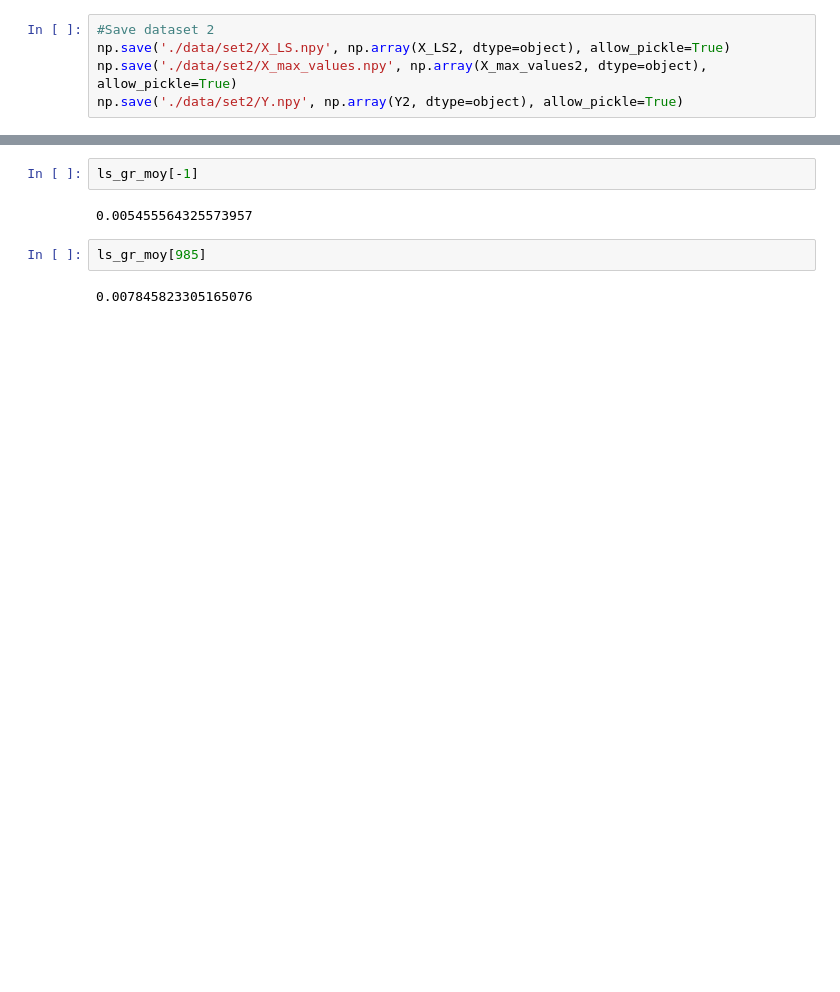
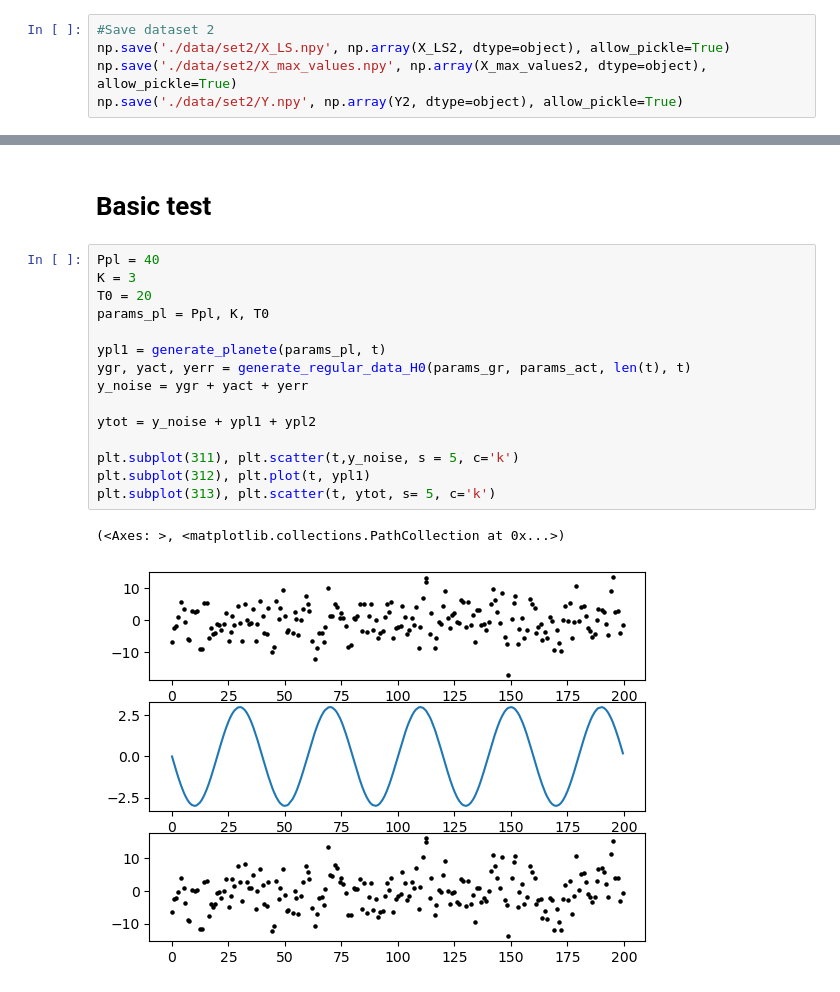
Before and after one commit to hugokerino/Stage_R-V, a Jupyter notebook: Create_set.ipynb, the cells around one changed output, grey strips where cells are left out. Drawn from its saved outputs; the diff is of its cells as text; blank space fills up the shorter version.

```diff
--- a/Create_set.ipynb
+++ b/Create_set.ipynb
@@ -661,8 +632,20 @@ plt.plot(freq,ls_gr_moy + ls_act_moy +ls_err_moy)
-# %%
-ls_gr_moy[-1]
-# %% [output]
-0.005455564325573957
-# %%
-ls_gr_moy[985]
-# %% [output]
-0.007845823305165076
+# %% [markdown]
+# Basic test
+# %%
+Ppl = 40
+K = 3
+T0 = 20
+params_pl = Ppl, K, T0
+
+ypl1 = generate_planete(params_pl, t)
+ygr, yact, yerr = generate_regular_data_H0(params_gr, params_act, len(t), t)
+y_noise = ygr + yact + yerr
+
+ytot = y_noise + ypl1 + ypl2
+
+plt.subplot(311), plt.scatter(t,y_noise, s = 5, c='k')
+plt.subplot(312), plt.plot(t, ypl1)
+plt.subplot(313), plt.scatter(t, ytot, s= 5, c='k')
+# %% [output]
+(<Axes: >, <matplotlib.collections.PathCollection at 0x...>)
+[figure, added]
```
Also changed, not shown: parts of 19 cells of this notebook, 6 other files.
